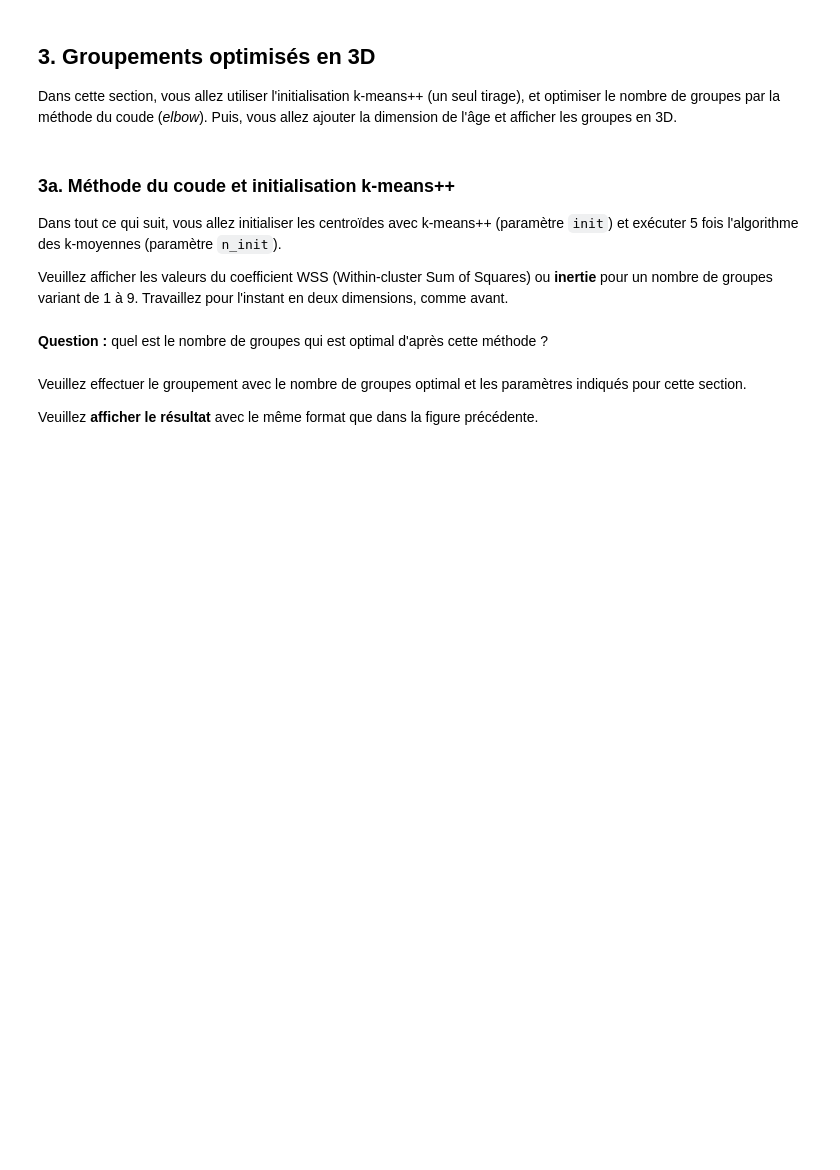
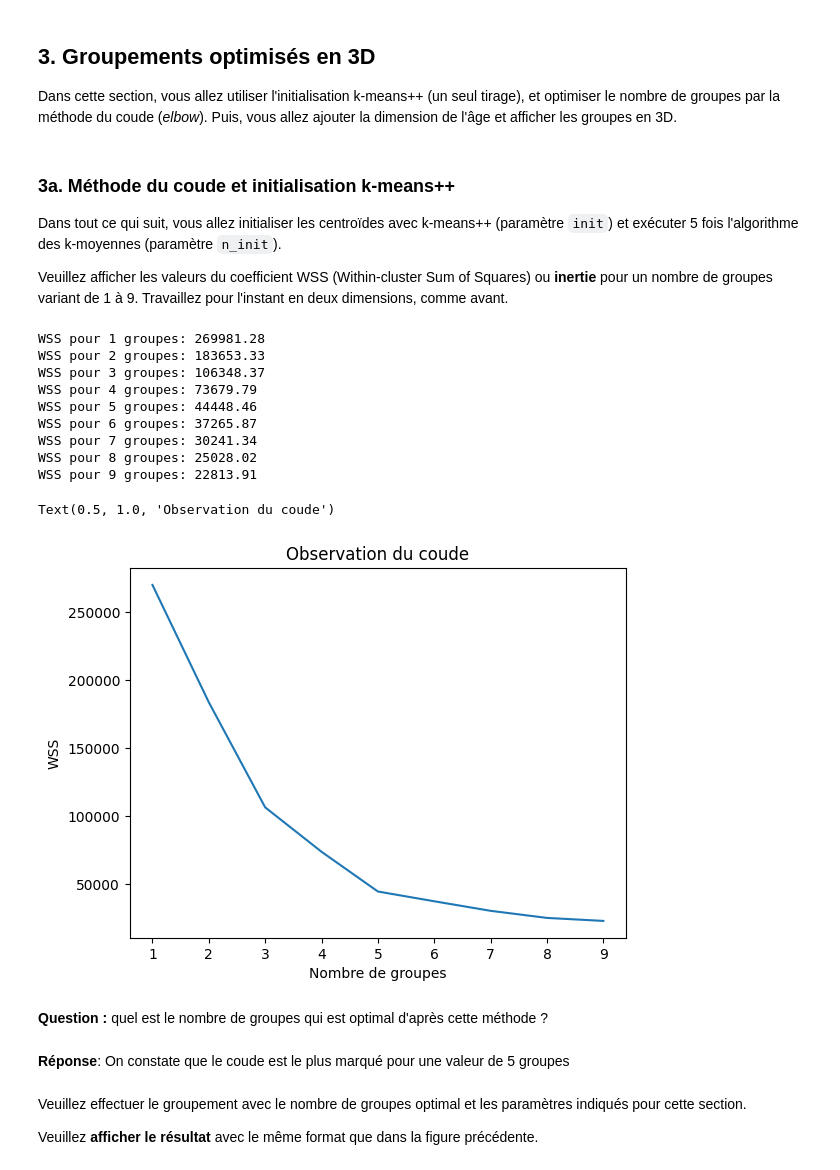
Before and after one commit to HUART1848/APN_L1, a Jupyter notebook: Labo1_Groupement_simple_student.ipynb, the cells around one changed output. Saved outputs shown, nothing was run; the diff lists cells and outputs as text; code cells hidden in the pictures; blank space fills up the shorter version.

```diff
--- a/Labo1_Groupement_simple_student.ipynb
+++ b/Labo1_Groupement_simple_student.ipynb
@@ -182,6 +194,31 @@ Dans tout ce qui suit, vous allez initialiser les centroïdes avec k-means++ (pa
 
 Veuillez afficher les valeurs du coefficient WSS (Within-cluster Sum of Squares) ou **inertie** pour un nombre de groupes variant de 1 à 9.  Travaillez pour l'instant en deux dimensions, comme avant.
 # %%
-# Votre code ici:
+n_groups = list(range(1, 10))
+wss = list()
+
+for n in n_groups:
+    kmeans = KMeans(n_clusters=n, init="k-means++", n_init=5).fit(clients_df[[INCOME, SPENDING]])
+    inertia = kmeans.inertia_
+    wss.append(inertia)
+
+    print(f"WSS pour {n} groupes: {kmeans.inertia_:.2f}")
+
+plt.plot(n_groups, wss)
+plt.xlabel("Nombre de groupes")
+plt.ylabel("WSS")
+plt.title("Observation du coude")
+# %% [output]
+WSS pour 1 groupes: 269981.28
+WSS pour 2 groupes: 183653.33
+WSS pour 3 groupes: 106348.37
+WSS pour 4 groupes: 73679.79
+WSS pour 5 groupes: 44448.46
+WSS pour 6 groupes: 37265.87
+WSS pour 7 groupes: 30241.34
+WSS pour 8 groupes: 25028.02
+WSS pour 9 groupes: 22813.91
+Text(0.5, 1.0, 'Observation du coude')
+[figure, added]
 # %% [markdown]
 **Question :** quel est le nombre de groupes qui est optimal d'après cette méthode ?
@@ -190,3 +225,5 @@ Veuillez afficher les valeurs du coefficient WSS (Within-cluster Sum of Squares)
+# %% [markdown]
+**Réponse**: On constate que le coude est le plus marqué pour une valeur de 5 groupes
 # %% [markdown]
 Veuillez effectuer le groupement avec le nombre de groupes optimal et les paramètres indiqués pour cette section.
 
```
Also changed, not shown: parts of 25 cells of this notebook.
